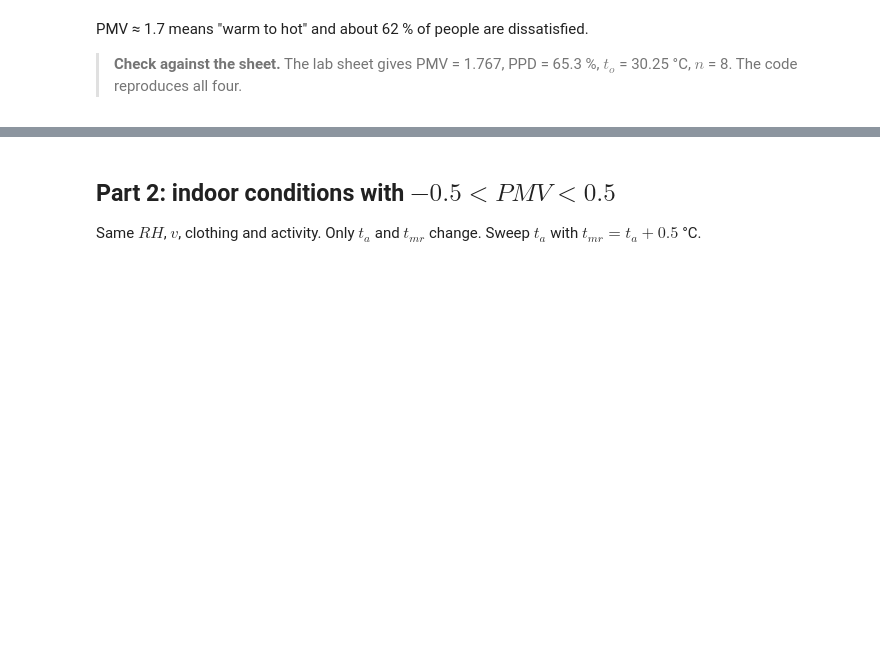
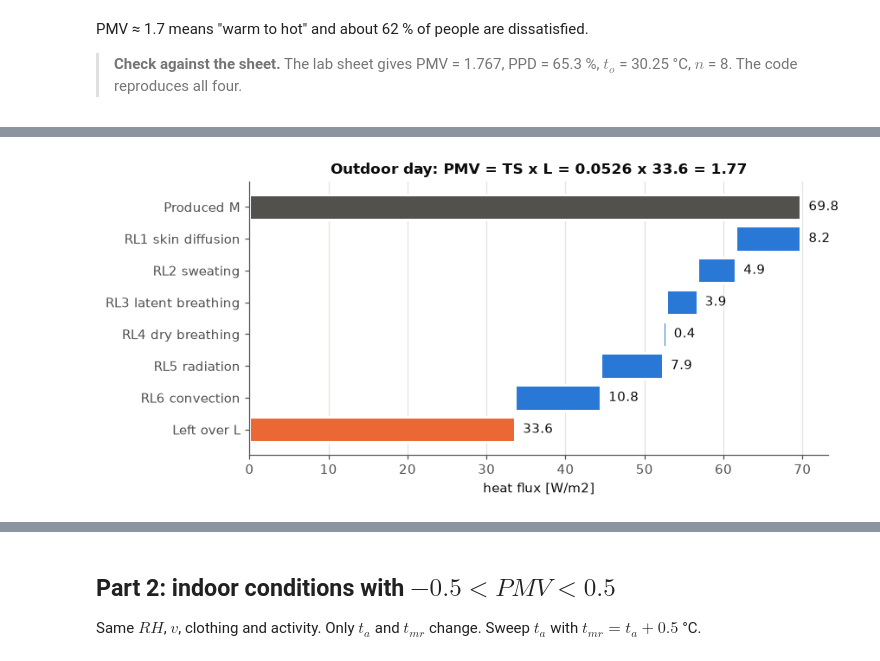
Before and after one commit to mariosakka/human-centric-ai-for-energy-management-labs, a Jupyter notebook: lab-2/lab-2.ipynb, the cells around one changed output, grey strips where cells are left out. Cells and saved outputs as stored; diff of their text form; code cells hidden in the pictures; blank space fills up the shorter version.

```diff
--- a/lab-2/lab-2.ipynb
+++ b/lab-2/lab-2.ipynb
@@ -90,0 +111,21 @@ PMV ≈ 1.7 means "warm to hot" and about 62 % of people are dissatisfied.
+# %%
+names = ["Produced M", "RL1 skin diffusion", "RL2 sweating", "RL3 latent breathing",
+         "RL4 dry breathing", "RL5 radiation", "RL6 convection", "Left over L"]
+losses = [d["RL1"], d["RL2"], d["RL3"], d["RL4"], d["RL5"], d["RL6"]]
+left, widths, colors = [0], [d["M"]], [MUTED]
+level = d["M"]
+for x in losses:                       # waterfall: each loss bar starts where the previous one ended
+    level -= x
+    left.append(level); widths.append(x); colors.append(BLUE)
+left.append(0); widths.append(d["L"]); colors.append(ORANGE)
+
+fig, ax = plt.subplots(figsize=(8, 3.8))
+ax.barh(names, widths, left=left, color=colors, edgecolor="white", linewidth=2)
+for i, (l, w) in enumerate(zip(left, widths)):
+    ax.text(l + w + 1, i, f"{w:.1f}", va="center", color=INK)
+ax.invert_yaxis(); ax.set_xlabel("heat flux [W/m2]")
+ax.set_title(f"Outdoor day: PMV = TS x L = {d['ts']:.4f} x {d['L']:.1f} = {d['ts']*d['L']:.2f}")
+ax.grid(axis="y", visible=False)
+plt.tight_layout(); plt.show()
+# %% [output]
+[figure, added]
```
Also changed, not shown: parts of 22 cells of this notebook, 2 other files.
